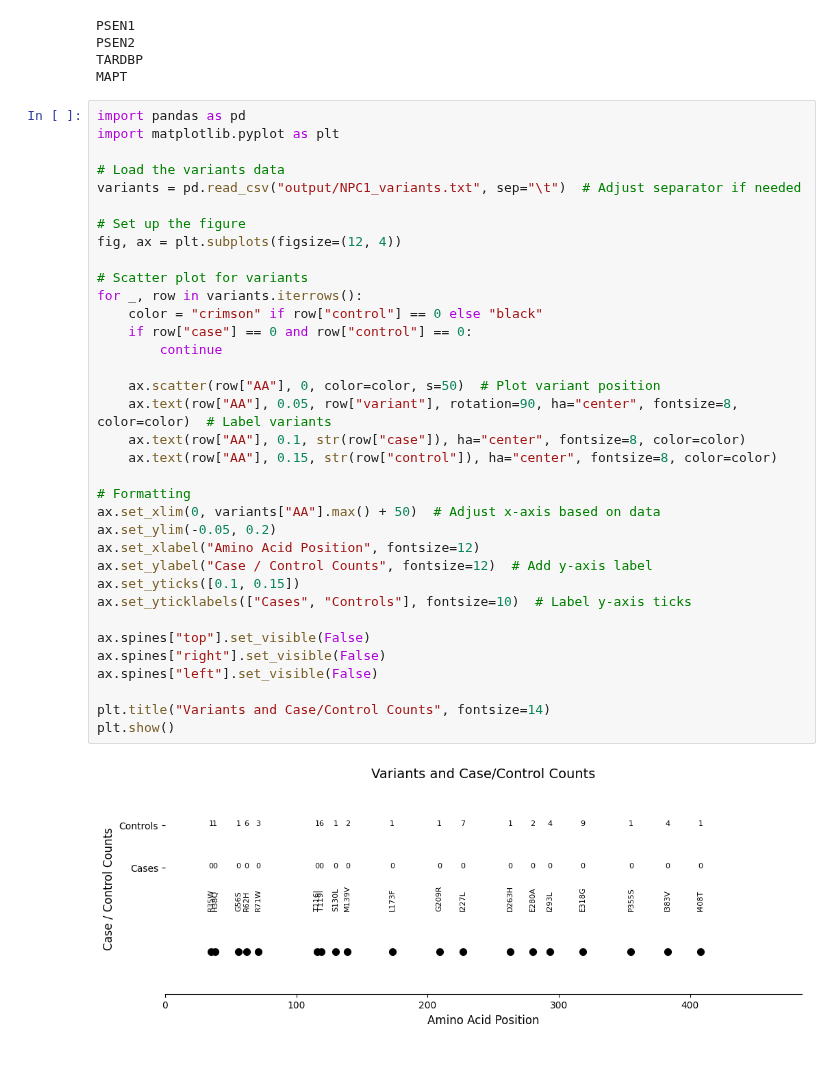
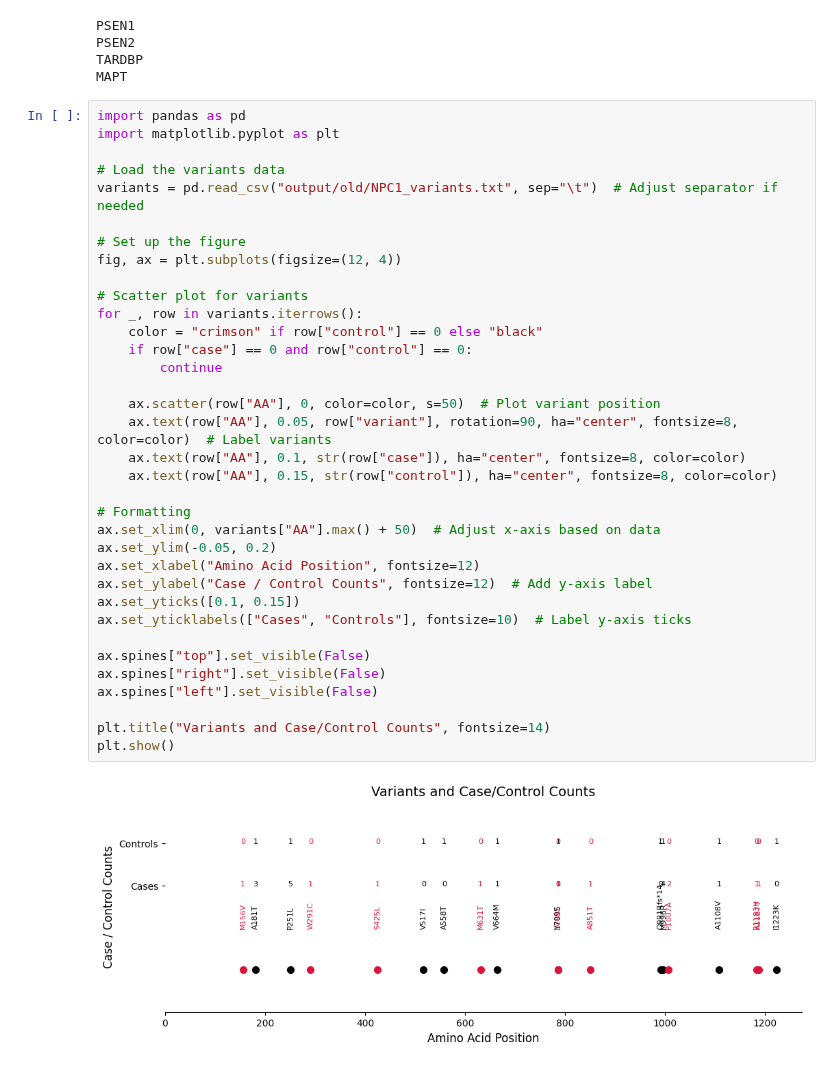
Before and after one commit to TauConsortium/variant-visualizer, a Jupyter notebook: playground.ipynb, the cells around one changed output. Cells and saved outputs as stored; diff of their text form.

```diff
--- a/playground.ipynb
+++ b/playground.ipynb
@@ -95,35 +95,35 @@ import pandas as pd
 import matplotlib.pyplot as plt
 
 # Load the variants data
-variants = pd.read_csv("output/NPC1_variants.txt", sep="\t")  # Adjust separator if needed
+variants = pd.read_csv("output/old/NPC1_variants.txt", sep="\t")  # Adjust separator if needed
 
 # Set up the figure
 fig, ax = plt.subplots(figsize=(12, 4))
 
 # Scatter plot for variants
 for _, row in variants.iterrows():
     color = "crimson" if row["control"] == 0 else "black"
     if row["case"] == 0 and row["control"] == 0:
         continue
 
     ax.scatter(row["AA"], 0, color=color, s=50)  # Plot variant position
     ax.text(row["AA"], 0.05, row["variant"], rotation=90, ha="center", fontsize=8, color=color)  # Label variants
     ax.text(row["AA"], 0.1, str(row["case"]), ha="center", fontsize=8, color=color)
     ax.text(row["AA"], 0.15, str(row["control"]), ha="center", fontsize=8, color=color)
 
 # Formatting
 ax.set_xlim(0, variants["AA"].max() + 50)  # Adjust x-axis based on data
 ax.set_ylim(-0.05, 0.2)
 ax.set_xlabel("Amino Acid Position", fontsize=12)
 ax.set_ylabel("Case / Control Counts", fontsize=12)  # Add y-axis label
 ax.set_yticks([0.1, 0.15])
 ax.set_yticklabels(["Cases", "Controls"], fontsize=10)  # Label y-axis ticks
 
 ax.spines["top"].set_visible(False)
 ax.spines["right"].set_visible(False)
 ax.spines["left"].set_visible(False)
 
 plt.title("Variants and Case/Control Counts", fontsize=14)
 plt.show()
 # %% [output]
-[figure, old version]
+[figure, new version]
```
Also changed, not shown: parts of 2 cells of this notebook, 1 other file.
